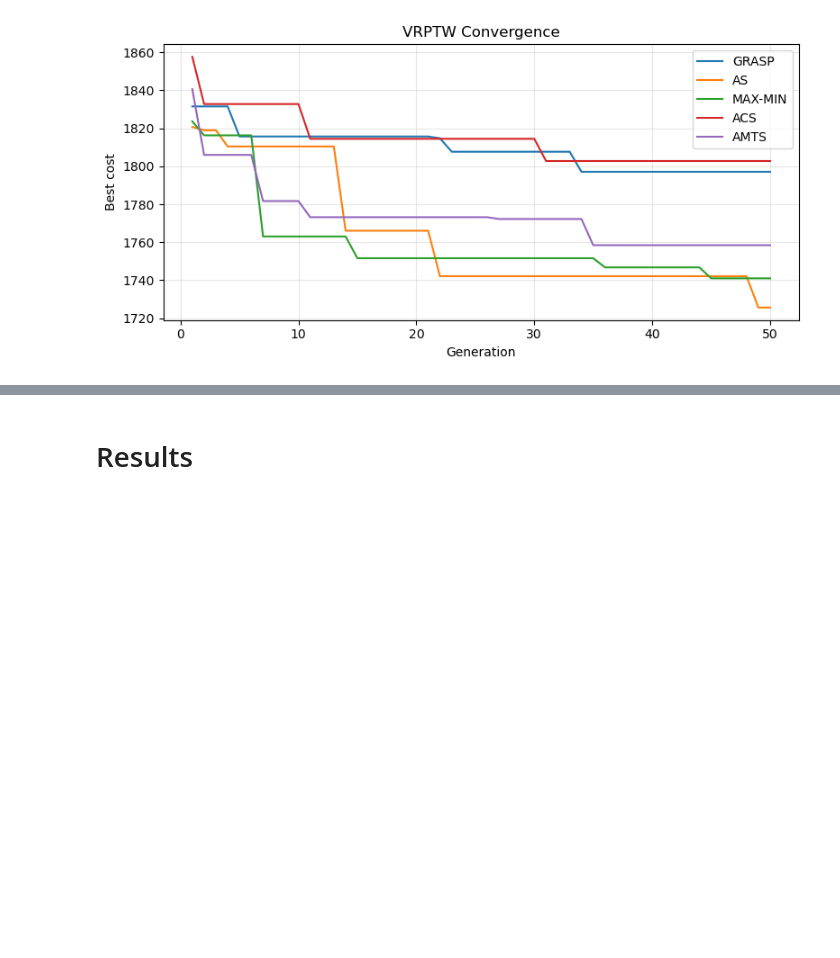
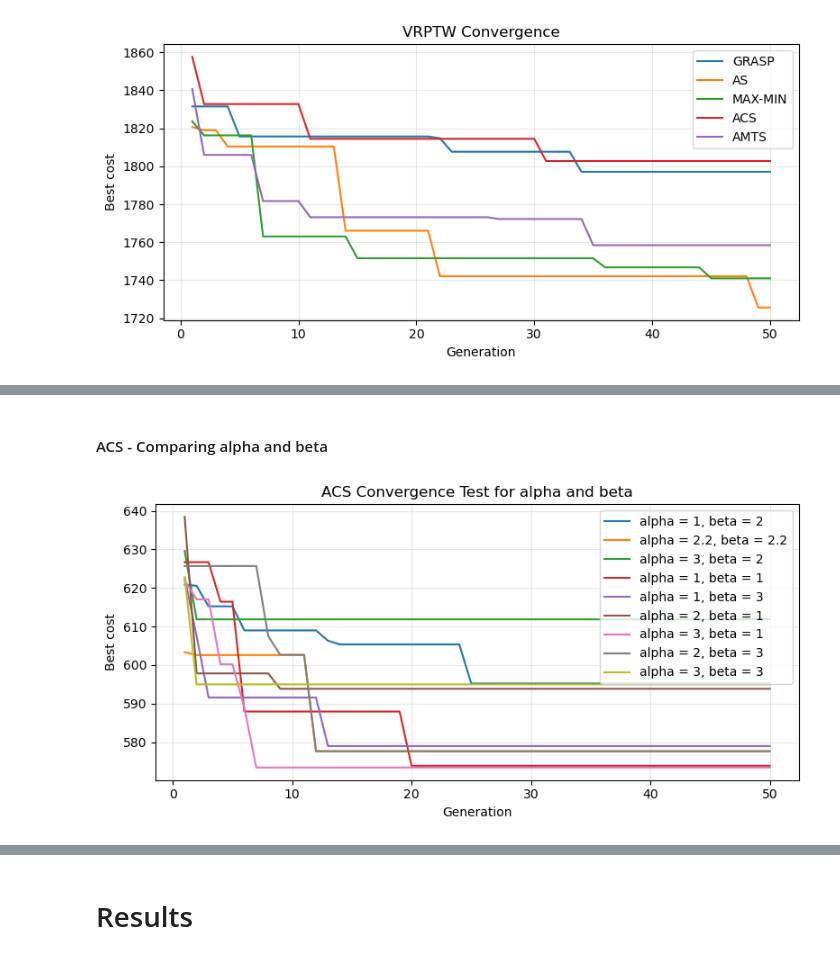
Before and after one commit to giustacchini/iops-aco, a Jupyter notebook: iops-aco-giustacchini-kutny.ipynb, the cells around one changed output, grey strips where cells are left out. Saved outputs shown, nothing was run; the diff lists cells and outputs as text; code cells hidden in the pictures; blank space fills up the shorter version.

```diff
--- a/iops-aco-giustacchini-kutny.ipynb
+++ b/iops-aco-giustacchini-kutny.ipynb
@@ -1337,0 +1376,39 @@ plot_convergence({"GRASP": vrptw_history, "AS": as_vrptw_history, "MAX-MIN": mm_
+# %% [markdown]
+#### ACS - Comparing alpha and beta
+# %%
+ant_colony_system_a1_b2 = AntColonySystem(n_ants=20, alpha=1, beta=2, rho=0.1, criteria=[MaxGenerations(50)])
+ant_colony_system_a2p2_b2p2 = AntColonySystem(n_ants=20, alpha=2.2, beta=2.2, rho=0.1, criteria=[MaxGenerations(50)])
+ant_colony_system_a3_b2 = AntColonySystem(n_ants=20, alpha=3, beta=2, rho=0.1, criteria=[MaxGenerations(50)])
+ant_colony_system_a1_b1 = AntColonySystem(n_ants=20, alpha=1, beta=1, rho=0.1, criteria=[MaxGenerations(50)])
+ant_colony_system_a1_b3 = AntColonySystem(n_ants=20, alpha=1, beta=3, rho=0.1, criteria=[MaxGenerations(50)])
+ant_colony_system_a2_b1 = AntColonySystem(n_ants=20, alpha=2, beta=1, rho=0.1, criteria=[MaxGenerations(50)])
+ant_colony_system_a3_b1 = AntColonySystem(n_ants=20, alpha=3, beta=1, rho=0.1, criteria=[MaxGenerations(50)])
+ant_colony_system_a1_b3 = AntColonySystem(n_ants=20, alpha=1, beta=3, rho=0.1, criteria=[MaxGenerations(50)])
+ant_colony_system_a2_b3 = AntColonySystem(n_ants=20, alpha=2, beta=3, rho=0.1, criteria=[MaxGenerations(50)])
+ant_colony_system_a3_b3 = AntColonySystem(n_ants=20, alpha=3, beta=3, rho=0.1, criteria=[MaxGenerations(50)])
+
+acs_a1_b2_cvrp_routes, acs_a1_b2_cvrp_cost, acs_a1_b2_cvrp_history = ant_colony_system_a1_b2.solve(cvrp_data)
+acs_a2p2_b2p2_cvrp_routes, acs_a2p2_b2p2_cvrp_cost, acs_a2p2_b2p2_cvrp_history = ant_colony_system_a2p2_b2p2.solve(cvrp_data)
+acs_a3_b2_cvrp_routes, acs_a3_b2_cvrp_cost, acs_a3_b2_cvrp_history = ant_colony_system_a3_b2.solve(cvrp_data)
+acs_a1_b1_cvrp_routes, acs_a1_b1_cvrp_cost, acs_a1_b1_cvrp_history = ant_colony_system_a1_b1.solve(cvrp_data)
+acs_a1_b3_cvrp_routes, acs_a1_b3_cvrp_cost, acs_a1_b3_cvrp_history = ant_colony_system_a1_b3.solve(cvrp_data)
+acs_a2_b1_cvrp_routes, acs_a2_b1_cvrp_cost, acs_a2_b1_cvrp_history = ant_colony_system_a2_b1.solve(cvrp_data)
+acs_a3_b1_cvrp_routes, acs_a3_b1_cvrp_cost, acs_a3_b1_cvrp_history = ant_colony_system_a3_b1.solve(cvrp_data)
+acs_a1_b3_cvrp_routes, acs_a1_b3_cvrp_cost, acs_a1_b3_cvrp_history = ant_colony_system_a1_b3.solve(cvrp_data)
+acs_a2_b3_cvrp_routes, acs_a2_b3_cvrp_cost, acs_a2_b3_cvrp_history = ant_colony_system_a2_b3.solve(cvrp_data)
+acs_a3_b3_cvrp_routes, acs_a3_b3_cvrp_cost, acs_a3_b3_cvrp_history = ant_colony_system_a3_b3.solve(cvrp_data)
+
+plot_convergence({
+    "alpha = 1, beta = 2": acs_a1_b2_cvrp_history,
+    "alpha = 2.2, beta = 2.2": acs_a2p2_b2p2_cvrp_history,
+    "alpha = 3, beta = 2": acs_a3_b2_cvrp_history,
+    "alpha = 1, beta = 1": acs_a1_b1_cvrp_history,
+    "alpha = 1, beta = 3": acs_a1_b3_cvrp_history,
+    "alpha = 2, beta = 1": acs_a2_b1_cvrp_history,
+    "alpha = 3, beta = 1": acs_a3_b1_cvrp_history,
+    "alpha = 1, beta = 3": acs_a1_b3_cvrp_history,
+    "alpha = 2, beta = 3": acs_a2_b3_cvrp_history,
+    "alpha = 3, beta = 3": acs_a3_b3_cvrp_history,
+    }, "ACS Convergence Test for alpha and beta")
+# %% [output]
+[figure, added]
```
Also changed, not shown: parts of 22 cells of this notebook.
